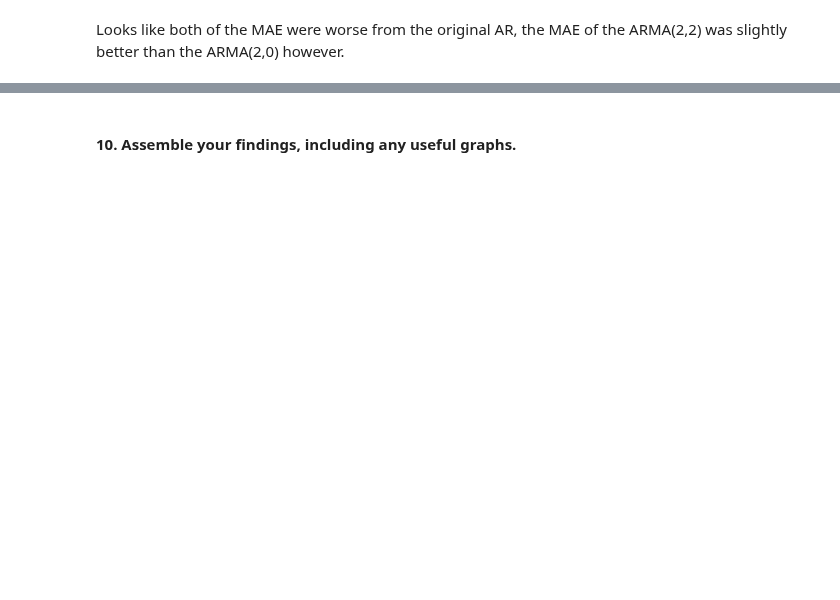
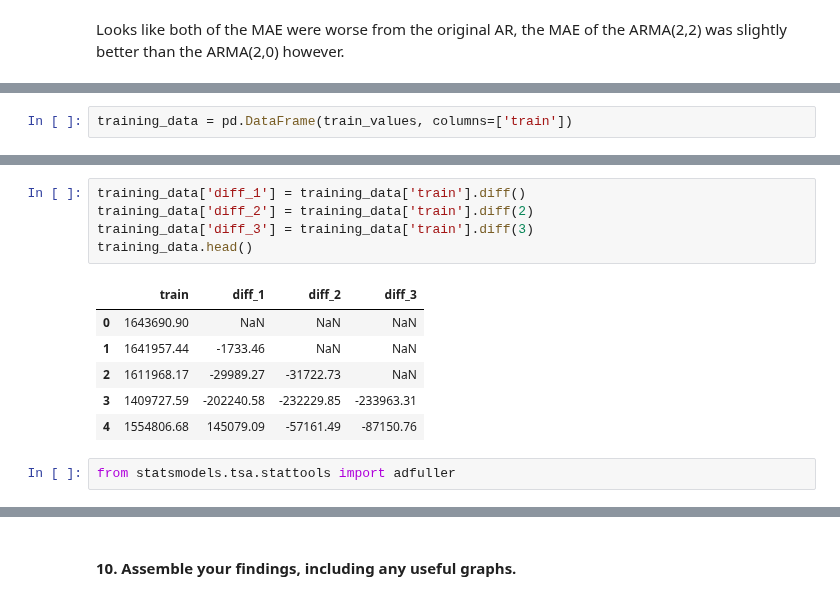
Before and after one commit to ga-curriculum/lab-time-series-arima, a Jupyter notebook: solution-code/ARIMA-lab-solutions.ipynb, the cells around one changed output, grey strips where cells are left out. Cells and saved outputs as stored; diff of their text form; blank space fills up the shorter version.

```diff
--- a/solution-code/ARIMA-lab-solutions.ipynb
+++ b/solution-code/ARIMA-lab-solutions.ipynb
@@ -367,0 +345,2 @@ Looks like both of the MAE were worse from the original AR, the MAE of the ARMA(
+# %%
+training_data = pd.DataFrame(train_values, columns=['train'])
@@ -367,0 +356,14 @@ Looks like both of the MAE were worse from the original AR, the MAE of the ARMA(
+# %%
+training_data['diff_1'] = training_data['train'].diff()
+training_data['diff_2'] = training_data['train'].diff(2)
+training_data['diff_3'] = training_data['train'].diff(3)
+training_data.head()
+# %% [output]
+|  | train | diff_1 | diff_2 | diff_3 |
+| 0 | 1643690.90 | NaN | NaN | NaN |
+| 1 | 1641957.44 | -1733.46 | NaN | NaN |
+| 2 | 1611968.17 | -29989.27 | -31722.73 | NaN |
+| 3 | 1409727.59 | -202240.58 | -232229.85 | -233963.31 |
+| 4 | 1554806.68 | 145079.09 | -57161.49 | -87150.76 |
+# %%
+from statsmodels.tsa.stattools import adfuller
```
Also changed, not shown: parts of 45 cells of this notebook.
